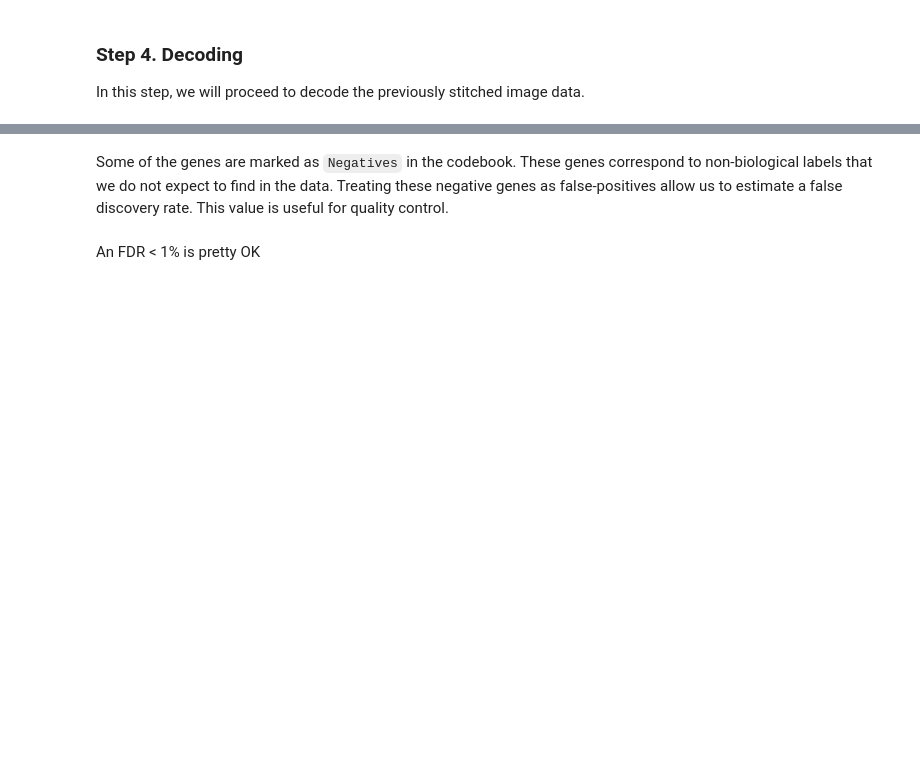
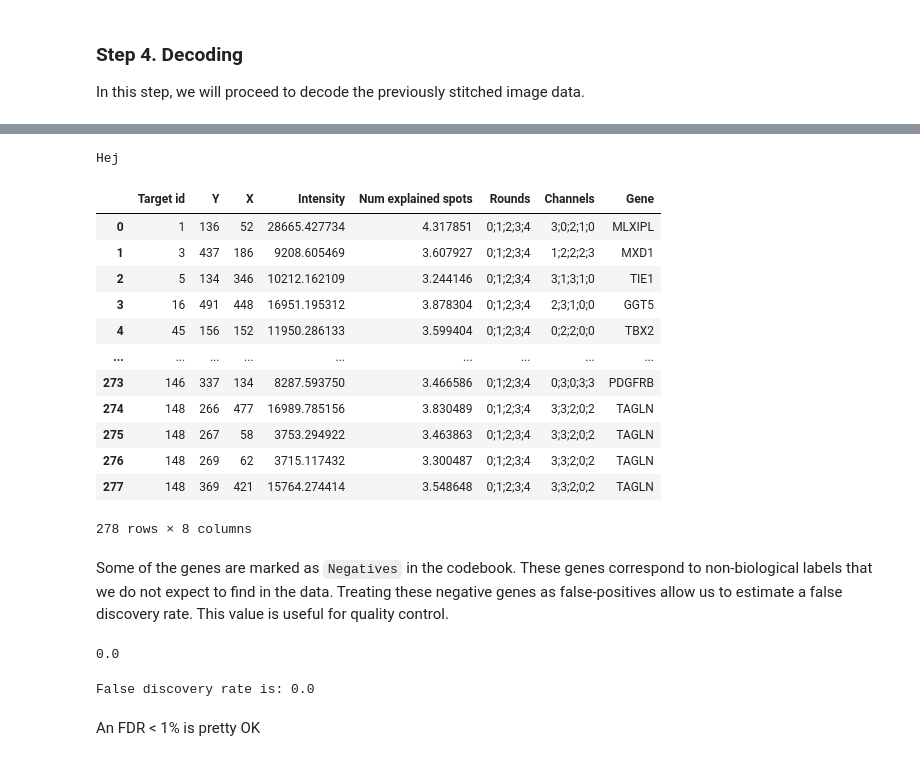
Before and after one commit to axanderssonuu/isstools, a Jupyter notebook: tutorial.ipynb, the cells around one changed output, grey strips where cells are left out. Drawn from its saved outputs; the diff is of its cells as text; code cells hidden in the pictures; blank space fills up the shorter version.

```diff
--- a/tutorial.ipynb
+++ b/tutorial.ipynb
@@ -189,40 +233,50 @@ In this step, we will proceed to decode the previously stitched image data.
 # %%
 from imaging_utils import ISSDataContainer
-from decoding import istdeco_decode, Codebook, estimate_fdr
-import pickle
+from decoding import istdeco_decode, estimate_fdr
 import pandas as pd
+from os.path import join
 
-# Load the stitched data
-issdata = ISSDataContainer().add_images_from_filepattern(join('stitched','round{round}_channel{channel}.tif', iss_data_miped, stage_locations))
-
-# Load the data into memory
-issdata.load()
-
-# Load combinatorial labels
-## This is available in the Google Drive with the example data
-metadata = pickle.load('metadata.json')
-
-# Create the codebook
-codebook = Codebook(num_rounds=5, num_channels=4)
-for gene, attributes in metadata['codebook'].items():
-    codebook.add_code(gene, round_indices=attributes=['round_index'], channel_indices=attributes=['channel_indices'])
 
 
 # Run the decoding
 results = []
-for tile_coords, tile in issdata.iterate_tiles(tile_height=512, tile_width=512):
-    # Tile coords [y_start, y_end, x_start, x_end]
-    origin = tile_coords[0], tile_coords[2]
-
+for tile, origin in issdata.iterate_tiles(tile_height=512, tile_width=512, squeeze=True):
+    print('Hej')
     # Decode the data using matrix factorization
 
     # Depending on your data, you might want to adjust the parameter min_integrated_intensity
-    # or quality ...
+    # or min_correct_spots
     # Usually a quality threshold between 0.5 and 0.85 works fine.
-    decoded_table = istdeco_decode(tile, codebook, psf_sigma=(2.0, 2.0), origin=origin)
 
-    results.append(decoded_table)
+    # This is really slow unless we can run on the GPU.
+    decoded_table = istdeco_decode(tile, codebook_numpy, psf_sigma=(2.0, 2.0), device='cpu')
+
+    decoded_table['Y'] = decoded_table['Y'] + origin[0]
+    decoded_table['X'] = decoded_table['X'] + origin[1]
+    results.append(pd.DataFrame(decoded_table))
+
+    # Remove this to run over everything
+    break
 
 results = pd.concat(results, axis=1)
+# %% [output]
+Hej
+# %%
+results['Gene' ] = [gene_names[id] for id in results['Target id']]
+results
+# %% [output]
+|  | Target id | Y | X | Intensity | Num explained spots | Rounds | Channels | Gene |
+| 0 | 1 | 136 | 52 | 28665.427734 | 4.317851 | 0;1;2;3;4 | 3;0;2;1;0 | MLXIPL |
+| 1 | 3 | 437 | 186 | 9208.605469 | 3.607927 | 0;1;2;3;4 | 1;2;2;2;3 | MXD1 |
+| 2 | 5 | 134 | 346 | 10212.162109 | 3.244146 | 0;1;2;3;4 | 3;1;3;1;0 | TIE1 |
+| 3 | 16 | 491 | 448 | 16951.195312 | 3.878304 | 0;1;2;3;4 | 2;3;1;0;0 | GGT5 |
+| 4 | 45 | 156 | 152 | 11950.286133 | 3.599404 | 0;1;2;3;4 | 0;2;2;0;0 | TBX2 |
+| ... | ... | ... | ... | ... | ... | ... | ... | ... |
+| 273 | 146 | 337 | 134 | 8287.593750 | 3.466586 | 0;1;2;3;4 | 0;3;0;3;3 | PDGFRB |
+| 274 | 148 | 266 | 477 | 16989.785156 | 3.830489 | 0;1;2;3;4 | 3;3;2;0;2 | TAGLN |
+| 275 | 148 | 267 | 58 | 3753.294922 | 3.463863 | 0;1;2;3;4 | 3;3;2;0;2 | TAGLN |
+| 276 | 148 | 269 | 62 | 3715.117432 | 3.300487 | 0;1;2;3;4 | 3;3;2;0;2 | TAGLN |
+| 277 | 148 | 369 | 421 | 15764.274414 | 3.548648 | 0;1;2;3;4 | 3;3;2;0;2 | TAGLN |
+278 rows × 8 columns
 # %% [markdown]
 Some of the genes are marked as `Negatives` in the codebook. These genes correspond to non-biological labels that we do not expect to find in the data. Treating these negative genes as false-positives allow us to estimate a false discovery rate. This value is useful for quality control.
@@ -235,6 +283,15 @@ print(fdr)
+# %%
+positive_labels = [gene for gene in gene_names if 'Negative' not in gene]
+negative_labels =  [gene for gene in gene_names if 'Negative' in gene]
+fdr = estimate_fdr(results['Gene'], negative_labels, positive_labels)
+print(f'False discovery rate is: {fdr}')
+# %% [output]
+0.0
 # %%
 # We can also compute the quality for a different quality threshold
-fdr = estimate_fdr(results['gene_name'].query('quality > 0.80'), negative_labels, positive_labels)
-print(fdr)
+fdr = estimate_fdr(results.query('`Num explained spots` > 3')['Gene'], negative_labels, positive_labels)
+print(f'False discovery rate is: {fdr}')
+# %% [output]
+False discovery rate is: 0.0
 # %% [markdown]
 An FDR < 1% is pretty OK
```
Also changed, not shown: parts of 9 cells of this notebook, 2 other files.
